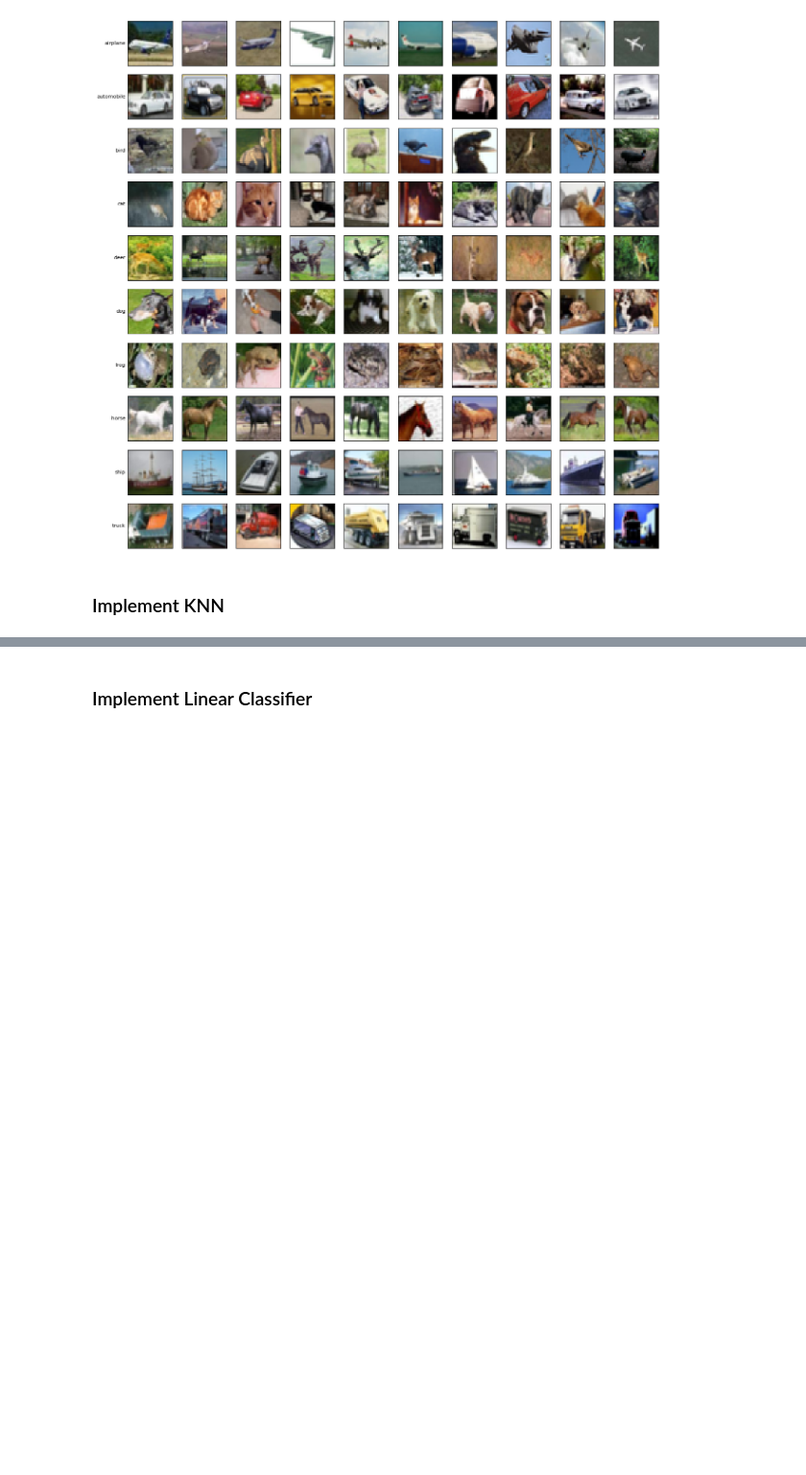
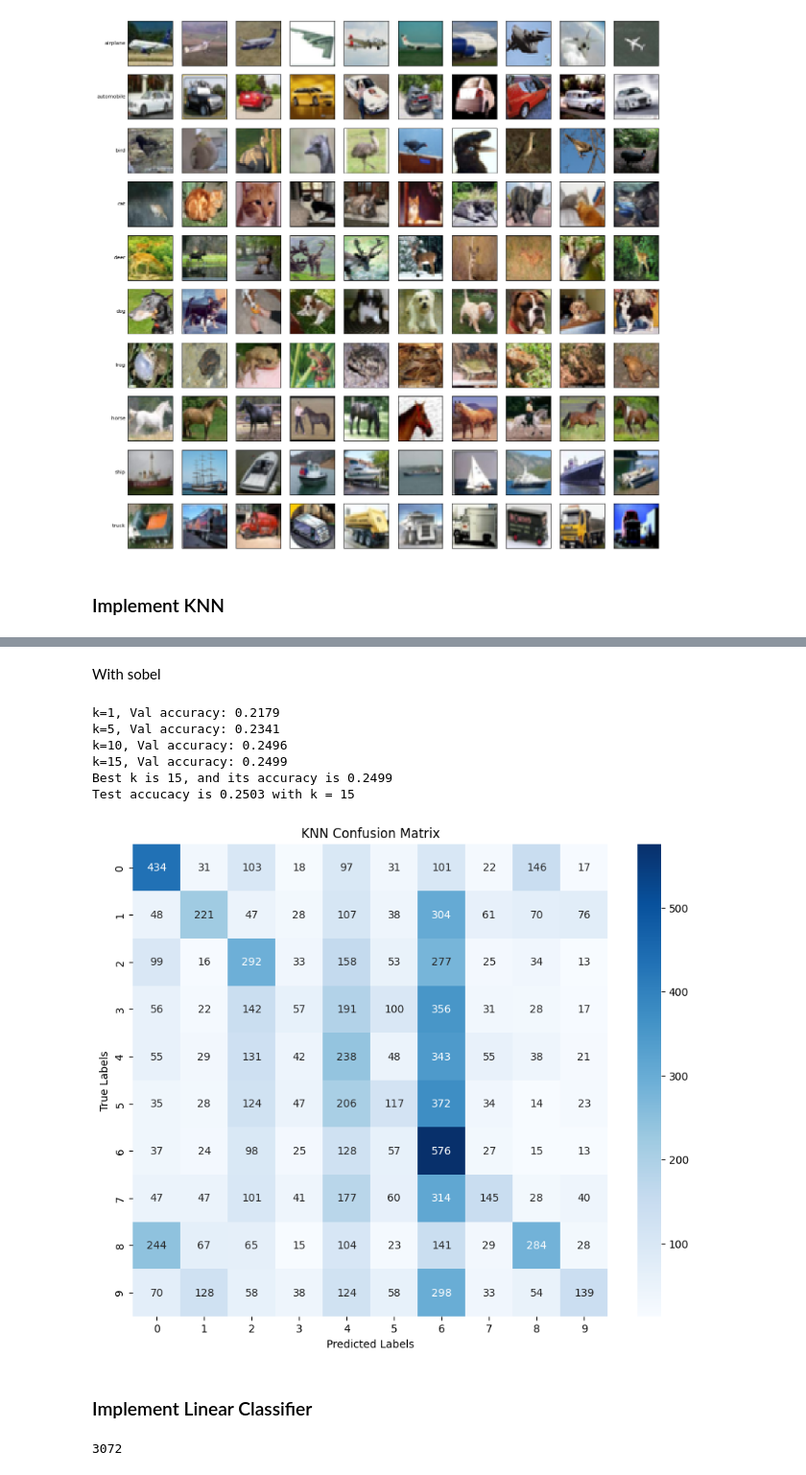
Before and after one commit to CyberVoyagerX/MU_2024-2-CISC7401-001-ADVANCED-MACHINE-LEARNING-HW, a Jupyter notebook: hw2/hw2_KNN_SVM.ipynb, the cells around one changed output, grey strips where cells are left out. Shown at 96% size. Cells and saved outputs as stored; diff of their text form; code cells hidden in the pictures; blank space fills up the shorter version.

```diff
--- a/hw2/hw2_KNN_SVM.ipynb
+++ b/hw2/hw2_KNN_SVM.ipynb
@@ -218,2 +250,54 @@ Test accucacy is 0.3486 with k = 5
+# %% [markdown]
+With sobel
+# %%
+# transform data
+def preprocess_data(dataset):
+    images = []
+    labels = []
+    for img, label in dataset:
+        images.append(img.numpy().flatten())
+        labels.append(label)
+
+    return np.array(images), np.array(labels)
+
+
+# Train data
+train_images, train_labels = extract_edge_preprocess_data(train_dataset)
+train_images_tensor = torch.tensor(train_images, dtype=torch.float32)
+
+# Valid data
+valid_images, valid_labels = extract_edge_preprocess_data(valid_dataset)
+valid_images_tensor = torch.tensor(valid_images, dtype=torch.float32)
+
+# Test data
+test_images, test_labels = extract_edge_preprocess_data(Test_dataset)
+test_images_tensor = torch.tensor(test_images, dtype=torch.float32)
+
+# Test KNN
+best_k = select_k(train_images_tensor, train_labels, valid_images_tensor, valid_labels, Knn_classifier_cdist)
+
+test_pred = Knn_classifier_cdist(train_images_tensor, train_labels, test_images_tensor, best_k)
+test_acc = np.mean(test_pred == test_labels)
+
+print(f"Test accucacy is {test_acc} with k = {best_k}")
+
+# Compute confusion matrix
+cm = confusion_matrix(test_labels, test_pred)
+
+# Visualize confusion matrix
+plt.figure(figsize=(10, 8))
+sns.heatmap(cm, annot=True, fmt='d', cmap='Blues')
+plt.xlabel('Predicted Labels')
+plt.ylabel('True Labels')
+plt.title('KNN Confusion Matrix')
+plt.show()
+# %% [output]
+k=1, Val accuracy: 0.2179
+k=5, Val accuracy: 0.2341
+k=10, Val accuracy: 0.2496
+k=15, Val accuracy: 0.2499
+Best k is 15, and its accuracy is 0.2499
+Test accucacy is 0.2503 with k = 15
+[figure, added]
 # %% [markdown]
 ### Implement Linear Classifier
@@ -219,0 +388,4 @@ Test accucacy is 0.3486 with k = 5
+# %%
+3*32*32
+# %% [output]
+3072
```
Also changed, not shown: parts of 15 cells of this notebook, 5 other files.
